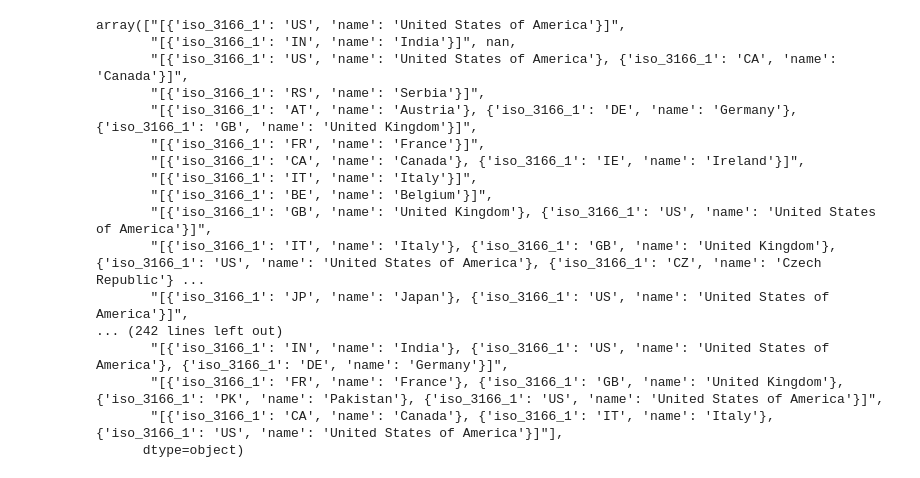
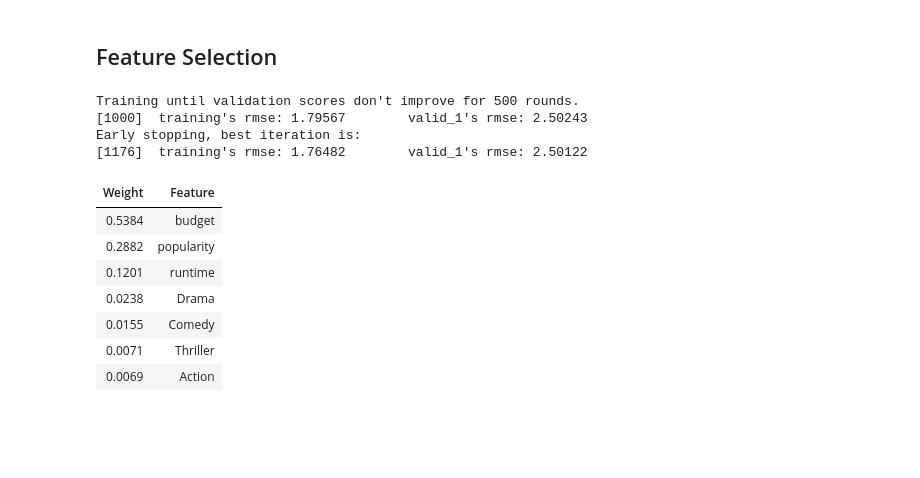
Before and after one commit to samburu/Kaggle_Competition, a Jupyter notebook: TMDB_Box_Office_Prediction/movie_revenue.ipynb, the cells around one changed output. Cells and saved outputs as stored; diff of their text form; code cells hidden in the pictures; blank space fills up the shorter version.

Commit message:
baseline model

```diff
--- a/TMDB_Box_Office_Prediction/movie_revenue.ipynb
+++ b/TMDB_Box_Office_Prediction/movie_revenue.ipynb
@@ -38,23 +42,3 @@ for index , row in df.iterrows():
 # %%
 for var in ['Comedy', 'Drama', 'Family', 'Romance','Thriller', 'Animation', 'Adventure', 'Horror', 'Music', 'Crime','Action', 'Science Fiction', 'Mystery', 'Fantasy', 'War', 'Western','Foreign', 'History', 'Documentary', 'TV Movie']:
     df[var] = df[var].fillna(0)
-# %%
-df["production_countries"].unique()
-# %% [output]
-array(["[{'iso_3166_1': 'US', 'name': 'United States of America'}]",
-       "[{'iso_3166_1': 'IN', 'name': 'India'}]", nan,
-       "[{'iso_3166_1': 'US', 'name': 'United States of America'}, {'iso_3166_1': 'CA', 'name': 'Canada'}]",
-       "[{'iso_3166_1': 'RS', 'name': 'Serbia'}]",
-       "[{'iso_3166_1': 'AT', 'name': 'Austria'}, {'iso_3166_1': 'DE', 'name': 'Germany'}, {'iso_3166_1': 'GB', 'name': 'United Kingdom'}]",
-       "[{'iso_3166_1': 'FR', 'name': 'France'}]",
-       "[{'iso_3166_1': 'CA', 'name': 'Canada'}, {'iso_3166_1': 'IE', 'name': 'Ireland'}]",
-       "[{'iso_3166_1': 'IT', 'name': 'Italy'}]",
-       "[{'iso_3166_1': 'BE', 'name': 'Belgium'}]",
-       "[{'iso_3166_1': 'GB', 'name': 'United Kingdom'}, {'iso_3166_1': 'US', 'name': 'United States of America'}]",
-       "[{'iso_3166_1': 'IT', 'name': 'Italy'}, {'iso_3166_1': 'GB', 'name': 'United Kingdom'}, {'iso_3166_1': 'US', 'name': 'United States of America'}, {'iso_3166_1': 'CZ', 'name': 'Czech Republic'} ...
-       "[{'iso_3166_1': 'JP', 'name': 'Japan'}, {'iso_3166_1': 'US', 'name': 'United States of America'}]",
-... (242 lines left out)
-       "[{'iso_3166_1': 'IN', 'name': 'India'}, {'iso_3166_1': 'US', 'name': 'United States of America'}, {'iso_3166_1': 'DE', 'name': 'Germany'}]",
-       "[{'iso_3166_1': 'FR', 'name': 'France'}, {'iso_3166_1': 'GB', 'name': 'United Kingdom'}, {'iso_3166_1': 'PK', 'name': 'Pakistan'}, {'iso_3166_1': 'US', 'name': 'United States of America'}]",
-       "[{'iso_3166_1': 'CA', 'name': 'Canada'}, {'iso_3166_1': 'IT', 'name': 'Italy'}, {'iso_3166_1': 'US', 'name': 'United States of America'}]"],
-      dtype=object)
@@ -60,0 +62,56 @@ array(["[{'iso_3166_1': 'US', 'name': 'United States of America'}]",
+# %% [markdown]
+## Feature Selection
+# %%
+# Remove all features that are either one or zero (on or off) in more than 80% of the samples
+low_variance_vars = []
+for col in df.columns:
+    try:
+        if (sum(df[col].unique()) == 1) & (len(df[col].unique()) == 2):
+            if any(i >= df.shape[0]*0.8 for i in df[col].value_counts()):
+                low_variance_vars.append(col)
+    except TypeError:
+        pass
+# %%
+df = df.drop(low_variance_vars, axis=1)
+# %%
+drop_cols = ['id', 'revenue', "log_revenue", "log_budget","belongs_to_collection", "genres", "homepage", "imdb_id",
+             "original_language", "original_title", "overview", "poster_path", "production_companies",
+             "production_countries", "release_date", "spoken_languages", "status", "tagline", "title",
+             "Keywords", "cast", "crew"]
+X = df.drop(drop_cols, axis=1)
+y =df['log_revenue']
+X_train, X_valid, y_train, y_valid = train_test_split(X, y, test_size=0.2)
+# %%
+params = {'num_leaves': 30,
+         'min_data_in_leaf': 20,
+         'objective': 'regression',
+         'max_depth': 5,
+         'learning_rate': 0.01,
+         "boosting": "gbdt",
+         "feature_fraction": 0.9,
+         "bagging_freq": 1,
+         "bagging_fraction": 0.9,
+         "bagging_seed": 11,
+         "metric": 'rmse',
+         "lambda_l1": 0.2,
+         "verbosity": -1}
+
+lgb_model = lgb.LGBMRegressor(**params, n_estimators = 10000, nthread = 4, n_jobs = -1)
+lgb_model.fit(
+    X_train, y_train, eval_set=[(X_train, y_train), (X_valid, y_valid)], eval_metric='rmse',verbose=1000,
+    early_stopping_rounds=500
+)
+eli5.show_weights(lgb_model, feature_filter=lambda x: x != '<BIAS>')
+# %% [output]
+Training until validation scores don't improve for 500 rounds.
+[1000]  training's rmse: 1.79567        valid_1's rmse: 2.50243
+Early stopping, best iteration is:
+[1176]  training's rmse: 1.76482        valid_1's rmse: 2.50122
+| Weight | Feature |
+| 0.5384 | budget |
+| 0.2882 | popularity |
+| 0.1201 | runtime |
+| 0.0238 | Drama |
+| 0.0155 | Comedy |
+| 0.0071 | Thriller |
+| 0.0069 | Action |
```
Also changed, not shown: parts of 4 cells of this notebook.
